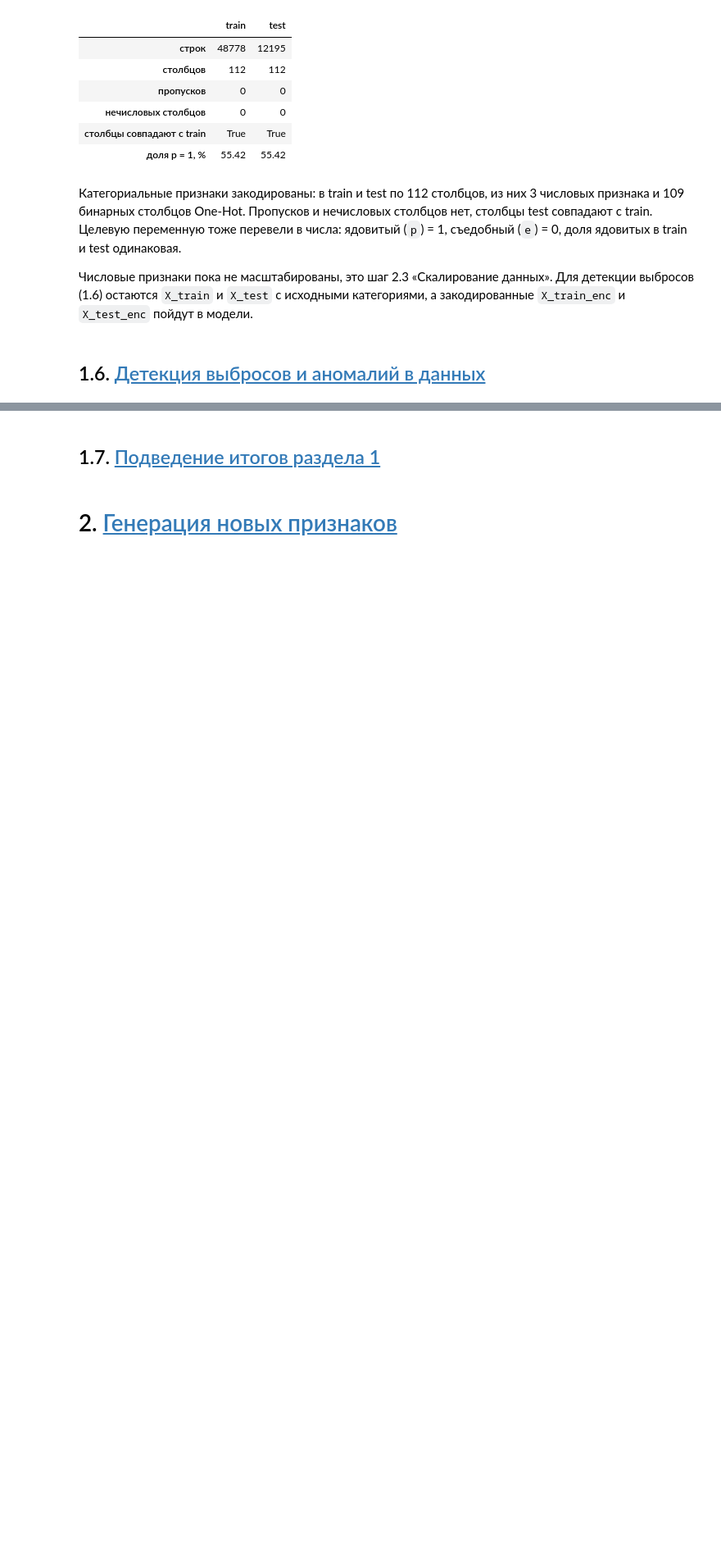
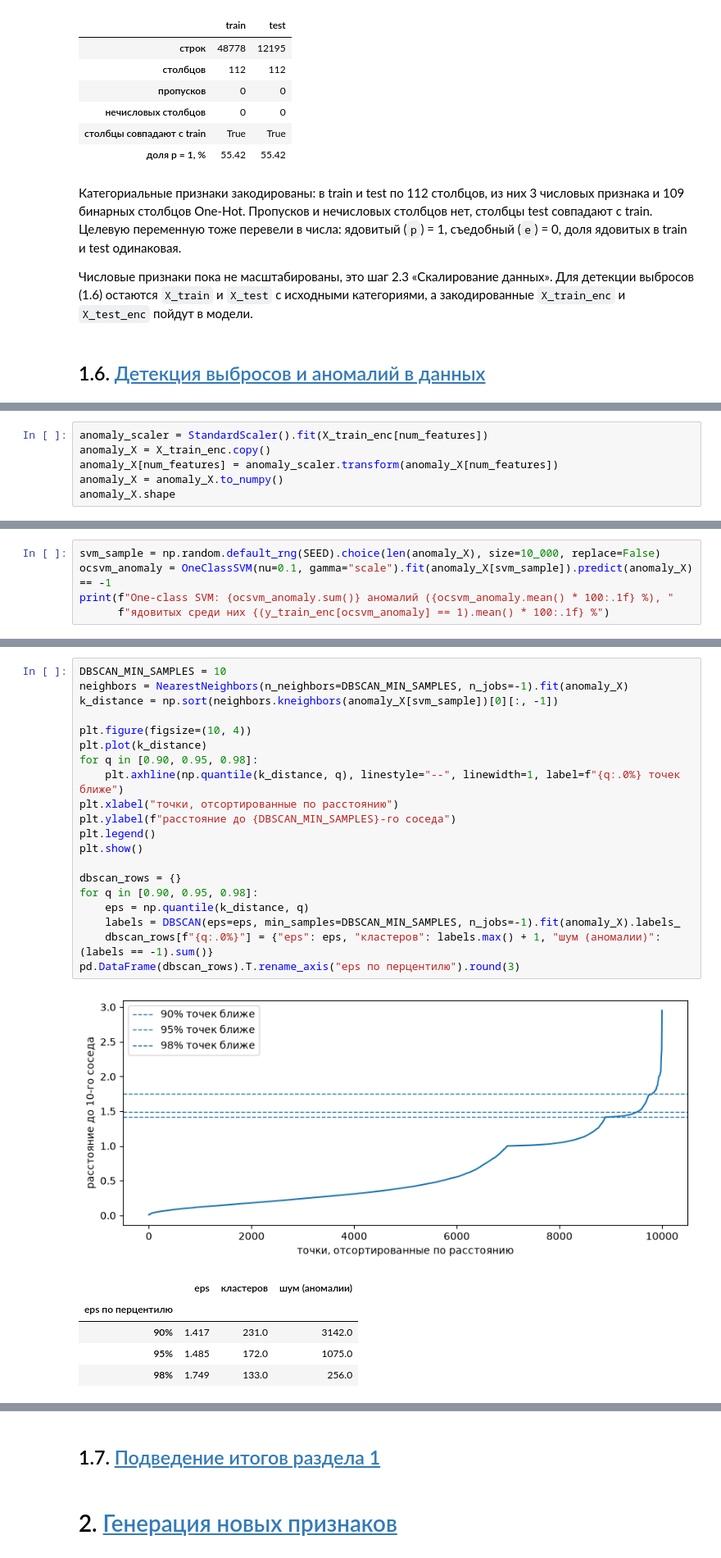
Before and after one commit to terracodum/Pracs5, a Jupyter notebook: warcraft.ipynb, the cells around one changed output, grey strips where cells are left out. Shown at 82% size. Cells and saved outputs as stored; diff of their text form; blank space fills up the shorter version.

Commit message:
feat(lab3): add outlier and anomaly detection

```diff
--- a/warcraft.ipynb
+++ b/warcraft.ipynb
@@ -1331,0 +1540,6 @@ pd.DataFrame({
+# %%
+anomaly_scaler = StandardScaler().fit(X_train_enc[num_features])
+anomaly_X = X_train_enc.copy()
+anomaly_X[num_features] = anomaly_scaler.transform(anomaly_X[num_features])
+anomaly_X = anomaly_X.to_numpy()
+anomaly_X.shape
@@ -1331,0 +1560,5 @@ pd.DataFrame({
+# %%
+svm_sample = np.random.default_rng(SEED).choice(len(anomaly_X), size=10_000, replace=False)
+ocsvm_anomaly = OneClassSVM(nu=0.1, gamma="scale").fit(anomaly_X[svm_sample]).predict(anomaly_X) == -1
+print(f"One-class SVM: {ocsvm_anomaly.sum()} аномалий ({ocsvm_anomaly.mean() * 100:.1f} %), "
+      f"ядовитых среди них {(y_train_enc[ocsvm_anomaly] == 1).mean() * 100:.1f} %")
@@ -1331,0 +1571,27 @@ pd.DataFrame({
+# %%
+DBSCAN_MIN_SAMPLES = 10
+neighbors = NearestNeighbors(n_neighbors=DBSCAN_MIN_SAMPLES, n_jobs=-1).fit(anomaly_X)
+k_distance = np.sort(neighbors.kneighbors(anomaly_X[svm_sample])[0][:, -1])
+
+plt.figure(figsize=(10, 4))
+plt.plot(k_distance)
+for q in [0.90, 0.95, 0.98]:
+    plt.axhline(np.quantile(k_distance, q), linestyle="--", linewidth=1, label=f"{q:.0%} точек ближе")
+plt.xlabel("точки, отсортированные по расстоянию")
+plt.ylabel(f"расстояние до {DBSCAN_MIN_SAMPLES}-го соседа")
+plt.legend()
+plt.show()
+
+dbscan_rows = {}
+for q in [0.90, 0.95, 0.98]:
+    eps = np.quantile(k_distance, q)
+    labels = DBSCAN(eps=eps, min_samples=DBSCAN_MIN_SAMPLES, n_jobs=-1).fit(anomaly_X).labels_
+    dbscan_rows[f"{q:.0%}"] = {"eps": eps, "кластеров": labels.max() + 1, "шум (аномалии)": (labels == -1).sum()}
+pd.DataFrame(dbscan_rows).T.rename_axis("eps по перцентилю").round(3)
+# %% [output]
+[figure, added]
+|  | eps | кластеров | шум (аномалии) |
+| eps по перцентилю |  |  |  |
+| 90% | 1.417 | 231.0 | 3142.0 |
+| 95% | 1.485 | 172.0 | 1075.0 |
+| 98% | 1.749 | 133.0 | 256.0 |
```
Also changed, not shown: parts of 49 cells of this notebook.
